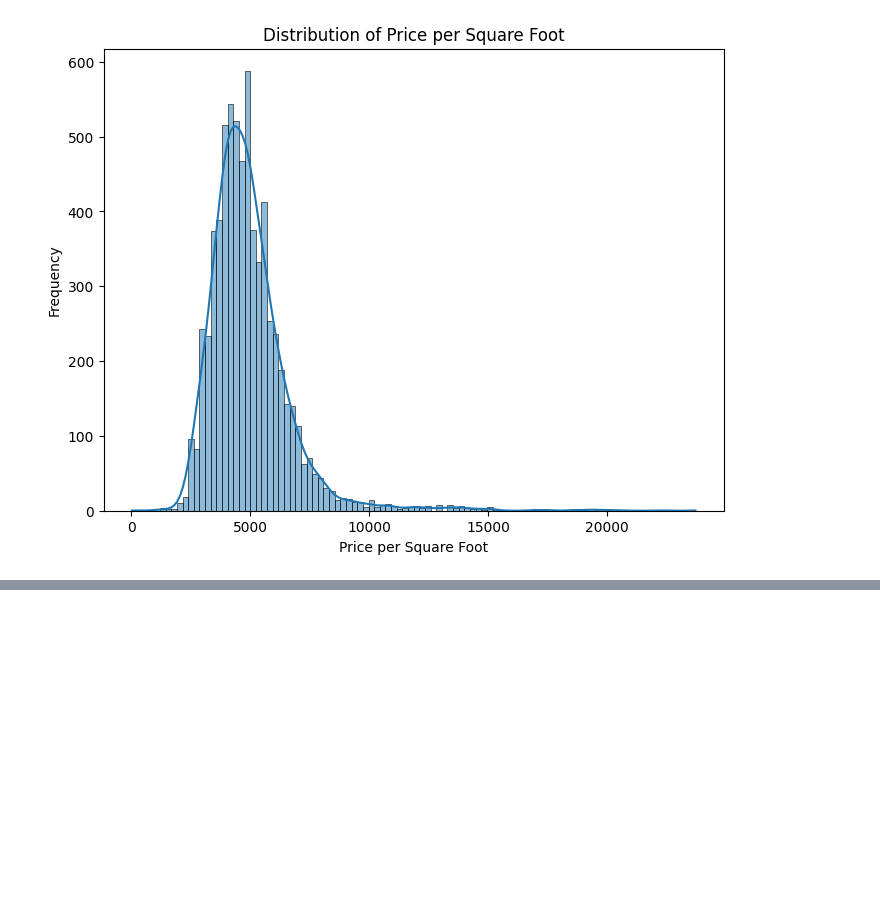
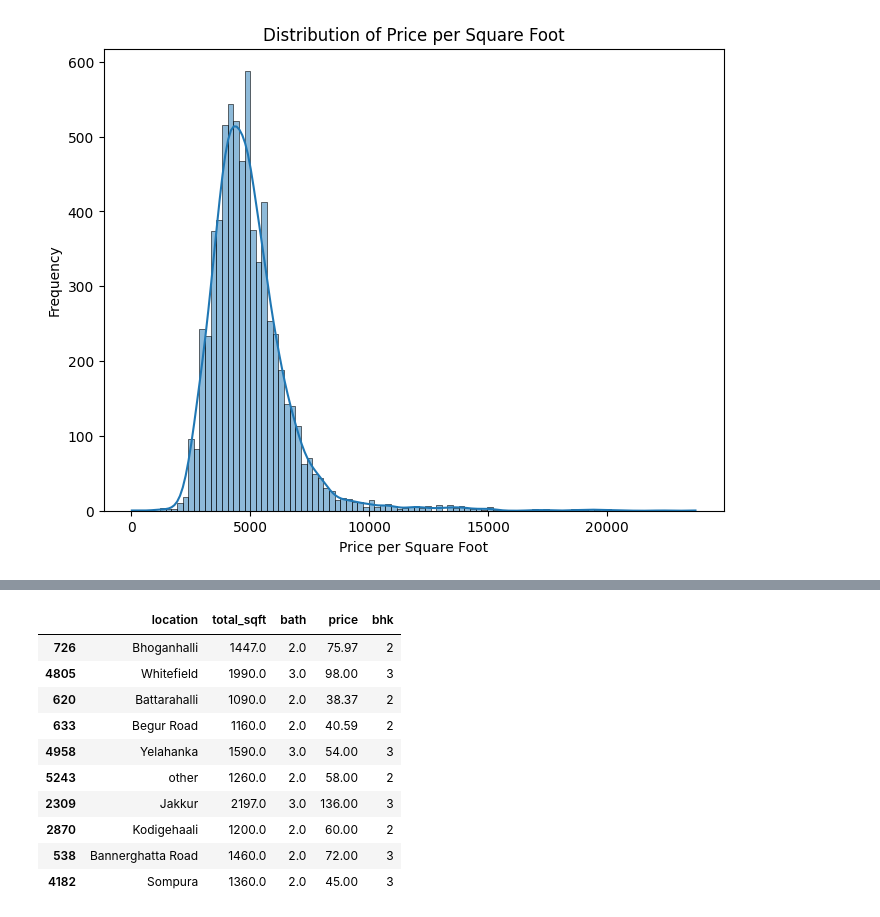
Before and after one commit to KumudithaSilva/RealEstateRealm, a Jupyter notebook: real_estate.ipynb, the cells around one changed output, grey strips where cells are left out. Drawn from its saved outputs; the diff is of its cells as text; code cells hidden in the pictures; blank space fills up the shorter version.

```diff
--- a/real_estate.ipynb
+++ b/real_estate.ipynb
@@ -508,0 +511,14 @@ real_estate_bath.sample(10)
+# %%
+real_estate_bath.sample(10)
+# %% [output]
+|  | location | total_sqft | bath | price | bhk |
+| 726 | Bhoganhalli | 1447.0 | 2.0 | 75.97 | 2 |
+| 4805 | Whitefield | 1990.0 | 3.0 | 98.00 | 3 |
+| 620 | Battarahalli | 1090.0 | 2.0 | 38.37 | 2 |
+| 633 | Begur Road | 1160.0 | 2.0 | 40.59 | 2 |
+| 4958 | Yelahanka | 1590.0 | 3.0 | 54.00 | 3 |
+| 5243 | other | 1260.0 | 2.0 | 58.00 | 2 |
+| 2309 | Jakkur | 2197.0 | 3.0 | 136.00 | 3 |
+| 2870 | Kodigehaali | 1200.0 | 2.0 | 60.00 | 2 |
+| 538 | Bannerghatta Road | 1460.0 | 2.0 | 72.00 | 3 |
+| 4182 | Sompura | 1360.0 | 2.0 | 45.00 | 3 |
```
Also changed, not shown: parts of 21 cells of this notebook, 1 other file.
